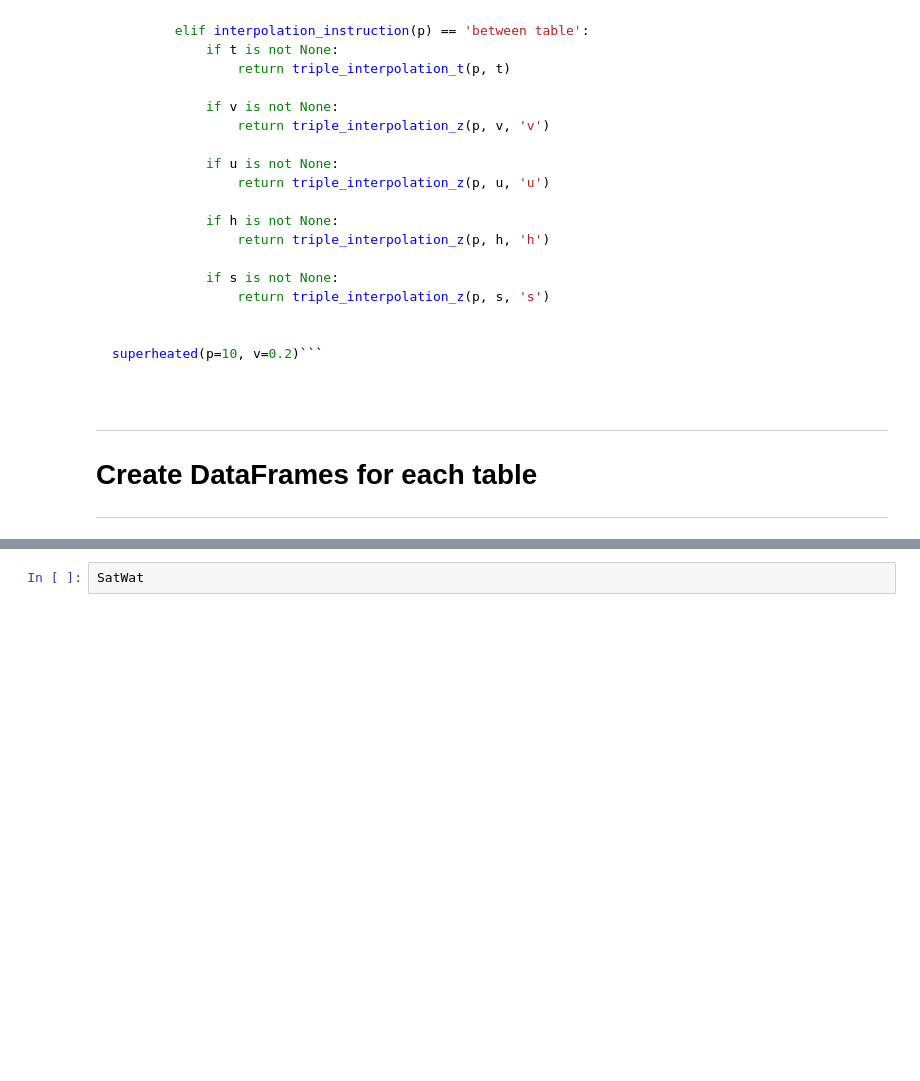
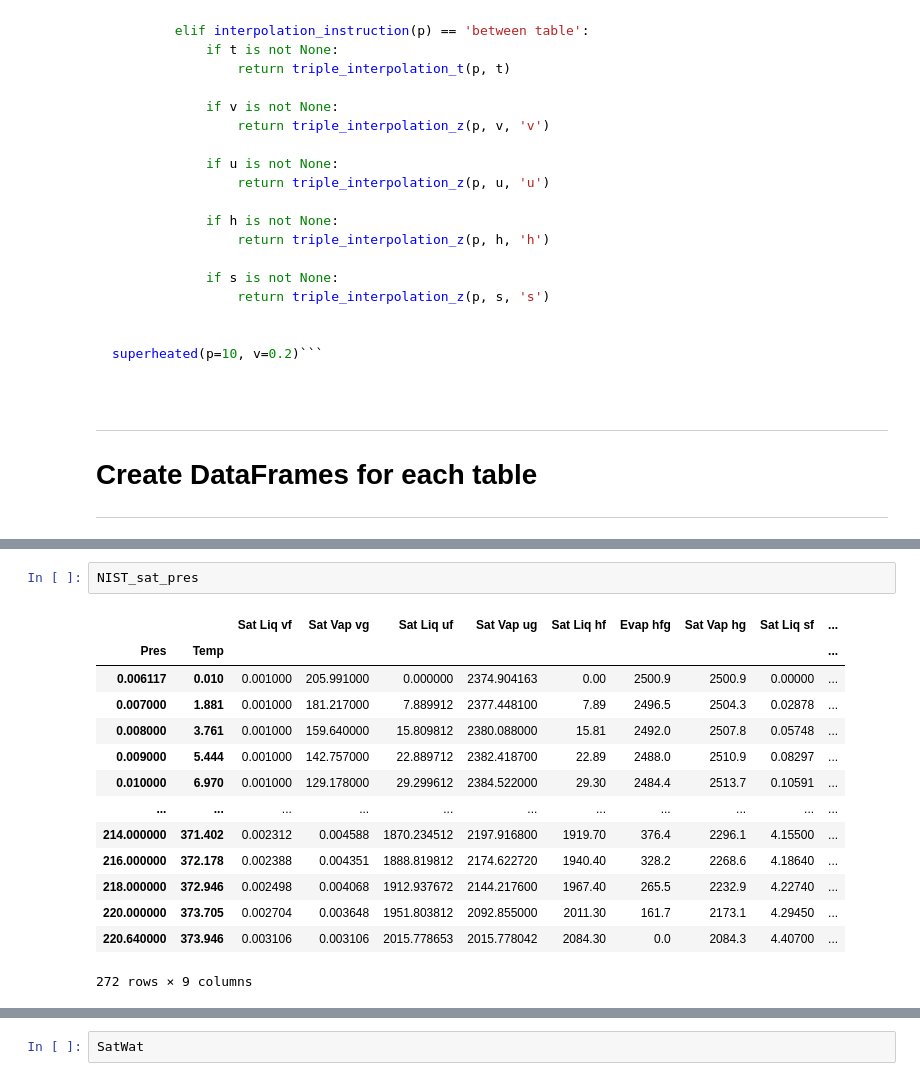
Before and after one commit to kentoabeywardane/SteamTableCalculator, a Jupyter notebook: Steam Table Calculator.ipynb, the cells around one changed output, grey strips where cells are left out. Cells and saved outputs as stored; diff of their text form; blank space fills up the shorter version.

```diff
--- a/Steam Table Calculator.ipynb
+++ b/Steam Table Calculator.ipynb
@@ -521,0 +588,17 @@ SupWat2 = SupWatnewtable(SupWat2)
+# %%
+NIST_sat_pres
+# %% [output]
+|  |  | Sat Liq vf | Sat Vap vg | Sat Liq uf | Sat Vap ug | Sat Liq hf | Evap hfg | Sat Vap hg | Sat Liq sf | ... |
+| Pres | Temp |  |  |  |  |  |  |  |  | ... |
+| 0.006117 | 0.010 | 0.001000 | 205.991000 | 0.000000 | 2374.904163 | 0.00 | 2500.9 | 2500.9 | 0.00000 | ... |
+| 0.007000 | 1.881 | 0.001000 | 181.217000 | 7.889912 | 2377.448100 | 7.89 | 2496.5 | 2504.3 | 0.02878 | ... |
+| 0.008000 | 3.761 | 0.001000 | 159.640000 | 15.809812 | 2380.088000 | 15.81 | 2492.0 | 2507.8 | 0.05748 | ... |
+| 0.009000 | 5.444 | 0.001000 | 142.757000 | 22.889712 | 2382.418700 | 22.89 | 2488.0 | 2510.9 | 0.08297 | ... |
+| 0.010000 | 6.970 | 0.001000 | 129.178000 | 29.299612 | 2384.522000 | 29.30 | 2484.4 | 2513.7 | 0.10591 | ... |
+| ... | ... | ... | ... | ... | ... | ... | ... | ... | ... | ... |
+| 214.000000 | 371.402 | 0.002312 | 0.004588 | 1870.234512 | 2197.916800 | 1919.70 | 376.4 | 2296.1 | 4.15500 | ... |
+| 216.000000 | 372.178 | 0.002388 | 0.004351 | 1888.819812 | 2174.622720 | 1940.40 | 328.2 | 2268.6 | 4.18640 | ... |
+| 218.000000 | 372.946 | 0.002498 | 0.004068 | 1912.937672 | 2144.217600 | 1967.40 | 265.5 | 2232.9 | 4.22740 | ... |
+| 220.000000 | 373.705 | 0.002704 | 0.003648 | 1951.803812 | 2092.855000 | 2011.30 | 161.7 | 2173.1 | 4.29450 | ... |
+| 220.640000 | 373.946 | 0.003106 | 0.003106 | 2015.778653 | 2015.778042 | 2084.30 | 0.0 | 2084.3 | 4.40700 | ... |
+272 rows × 9 columns
```
Also changed, not shown: parts of 8 cells of this notebook, 5 other files.
